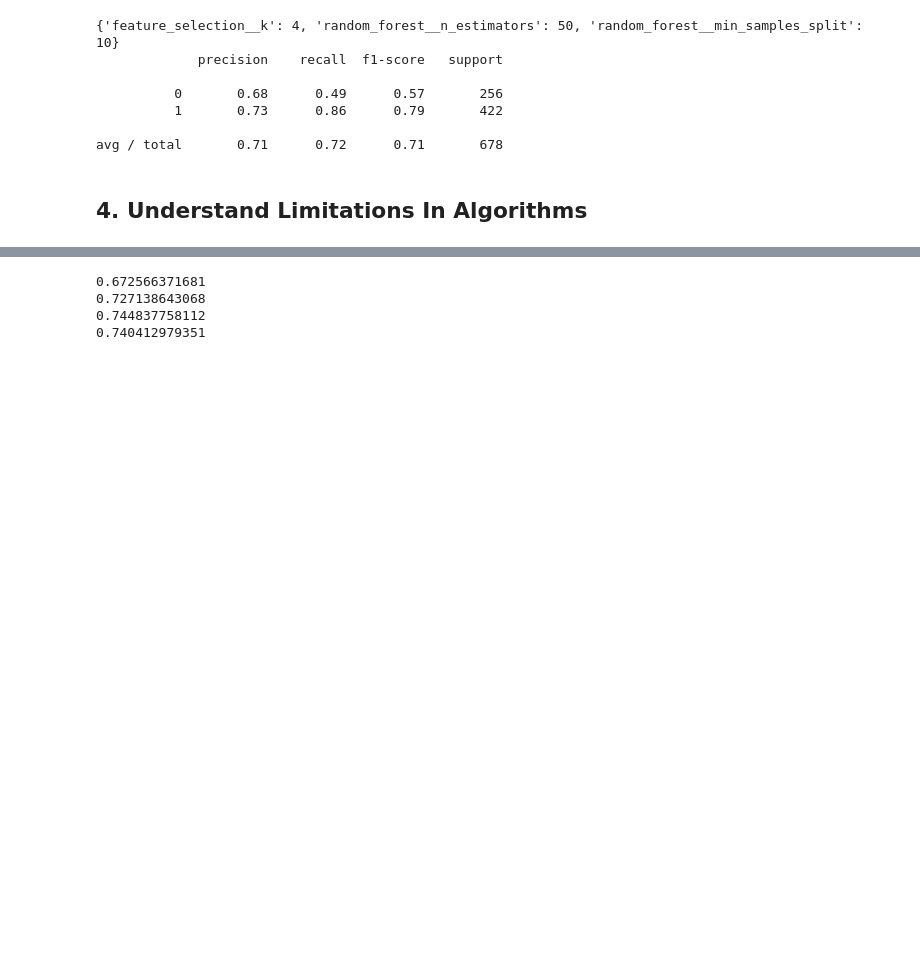
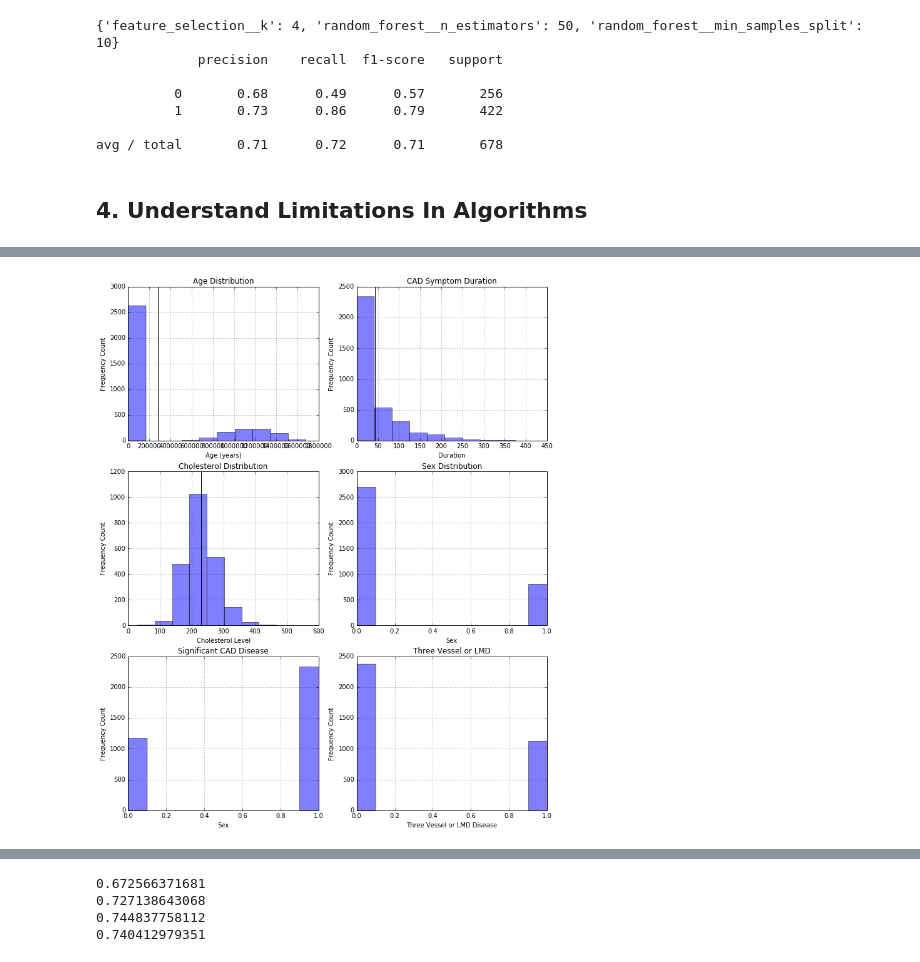
Before and after one commit to adam2392/mlworkshop, a Jupyter notebook: Analysis of Catheter Cardiovascular Data.ipynb, the cells around one changed output, grey strips where cells are left out. Saved outputs shown, nothing was run; the diff lists cells and outputs as text; code cells hidden in the pictures; blank space fills up the shorter version.

```diff
--- a/Analysis of Catheter Cardiovascular Data.ipynb
+++ b/Analysis of Catheter Cardiovascular Data.ipynb
@@ -284,54 +284,55 @@ tvdlm_list = cathdata['tvdlm']
 # get number of trials
 num_trials = len(sex_list)
 
-age_list[round(num_trials*0.75):] = age_list[round(num_trials*0.75):]
-
+# distort the data for age
+# sex_list[int(round(num_trials*0.75)):len(age_list)] = 0*sex_list[int(round(num_trials*0.75)):len(age_list)]
+age_list[int(round(num_trials*0.75)):len(age_list)] = 12*age_list[int(round(num_trials*0.75)):len(age_list)]
 
 # Plot summary of each variable
-# fig = plt.figure(figsize=(12, 15))
-# plt.subplot(3,2,1)
-# age_list.hist(alpha=0.5)
-# plt.axvline(np.mean(age_list), color='black')
-# plt.title('Age Distribution')
-# plt.xlabel('Age (years)')
-# plt.ylabel('Frequency Count')
+fig = plt.figure(figsize=(12, 15))
+plt.subplot(3,2,1)
+age_list.hist(alpha=0.5)
+plt.axvline(np.mean(age_list), color='black')
+plt.title('Age Distribution')
+plt.xlabel('Age (years)')
+plt.ylabel('Frequency Count')
 
-# plt.subplot(3,2,2)
-# cadsym_list.hist(alpha=0.5)
-# plt.axvline(np.mean(cadsym_list), color='black')
-# plt.title('CAD Symptom Duration')
-# plt.xlabel('Duration')
-# plt.ylabel('Frequency Count')
+plt.subplot(3,2,2)
+cadsym_list.hist(alpha=0.5)
+plt.axvline(np.mean(cadsym_list), color='black')
+plt.title('CAD Symptom Duration')
+plt.xlabel('Duration')
+plt.ylabel('Frequency Count')
 
-# plt.subplot(3,2,3)
-# chol_list.hist(alpha=0.5)
-# plt.axvline(np.mean(chol_list), color='black')
-# plt.title('Cholesterol Distribution')
-# plt.xlabel('Cholesterol Level')
-# plt.ylabel('Frequency Count')
+plt.subplot(3,2,3)
+chol_list.hist(alpha=0.5)
+plt.axvline(np.mean(chol_list), color='black')
+plt.title('Cholesterol Distribution')
+plt.xlabel('Cholesterol Level')
+plt.ylabel('Frequency Count')
 
-# plt.subplot(3,2,4)
-# sex_list.hist(alpha=0.5)
-# plt.title('Sex Distribution')
-# plt.xlabel('Sex')
-# plt.ylabel('Frequency Count')
+plt.subplot(3,2,4)
+sex_list.hist(alpha=0.5)
+plt.title('Sex Distribution')
+plt.xlabel('Sex')
+plt.ylabel('Frequency Count')
 
-# plt.subplot(3,2,5)
-# sigcad_list.hist(alpha=0.5)
-# plt.title('Significant CAD Disease')
-# plt.xlabel('Sex')
-# plt.ylabel('Frequency Count')
+plt.subplot(3,2,5)
+sigcad_list.hist(alpha=0.5)
+plt.title('Significant CAD Disease')
+plt.xlabel('Sex')
+plt.ylabel('Frequency Count')
 
-# plt.subplot(3,2,6)
-# tvdlm_list.hist(alpha=0.5)
-# plt.title('Three Vessel or LMD')
-# plt.xlabel('Three Vessel or LMD Disease')
-# plt.ylabel('Frequency Count')
+plt.subplot(3,2,6)
+tvdlm_list.hist(alpha=0.5)
+plt.title('Three Vessel or LMD')
+plt.xlabel('Three Vessel or LMD Disease')
+plt.ylabel('Frequency Count')
 
-# # count number of NaN's
-# print "Age nan's, ", age_list.isnull().sum()
-# print "CAD Symptom Duration nan's, ", cadsym_list.isnull().sum()
-# print "Cholesterol nan's, ", chol_list.isnull().sum()
-# print "Significant CAD nan's, ", sigcad_list.isnull().sum()
-# print "TVDLM nan's, ", tvdlm_list.isnull().sum()
+# count number of NaN's
+print "Age nan's, ", age_list.isnull().sum()
+print "CAD Symptom Duration nan's, ", cadsym_list.isnull().sum()
+print "Cholesterol nan's, ", chol_list.isnull().sum()
+print "Significant CAD nan's, ", sigcad_list.isnull().sum()
+print "TVDLM nan's, ", tvdlm_list.isnull().sum()
 # %% [output]
@@ -338,0 +347 @@ age_list[round(num_trials*0.75):] = age_list[round(num_trials*0.75):]
+[figure, added]
```
Also changed, not shown: parts of 5 cells of this notebook, 1 other file.
